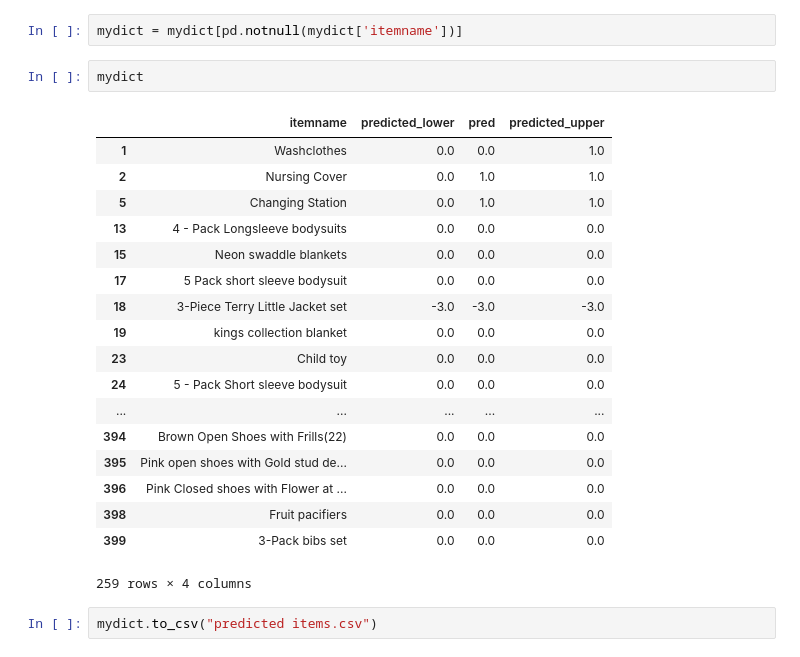
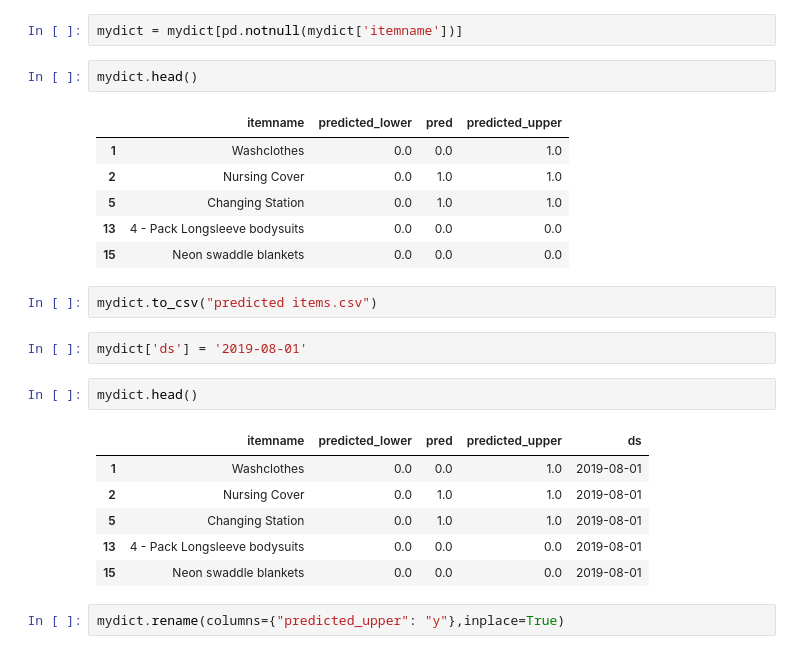
Before and after one commit to gichimux/prediction, a Jupyter notebook: predict.ipynb, the cells around one changed output. Cells and saved outputs as stored; diff of their text form.

```diff
--- a/predict.ipynb
+++ b/predict.ipynb
@@ -147,25 +147,26 @@ mydict.head()
 # %%
 mydict = mydict[pd.notnull(mydict['itemname'])]
 # %%
-mydict
+mydict.head()
 # %% [output]
 |  | itemname | predicted_lower | pred | predicted_upper |
 | 1 | Washclothes | 0.0 | 0.0 | 1.0 |
 | 2 | Nursing Cover | 0.0 | 1.0 | 1.0 |
 | 5 | Changing Station | 0.0 | 1.0 | 1.0 |
 | 13 | 4 - Pack Longsleeve bodysuits | 0.0 | 0.0 | 0.0 |
 | 15 | Neon swaddle blankets | 0.0 | 0.0 | 0.0 |
-| 17 | 5 Pack short sleeve bodysuit | 0.0 | 0.0 | 0.0 |
-| 18 | 3-Piece Terry Little Jacket set | -3.0 | -3.0 | -3.0 |
-| 19 | kings collection blanket | 0.0 | 0.0 | 0.0 |
-| 23 | Child toy | 0.0 | 0.0 | 0.0 |
-| 24 | 5 - Pack Short sleeve bodysuit | 0.0 | 0.0 | 0.0 |
-| ... | ... | ... | ... | ... |
-| 394 | Brown Open Shoes with Frills(22) | 0.0 | 0.0 | 0.0 |
-| 395 | Pink open shoes with Gold stud de... | 0.0 | 0.0 | 0.0 |
-| 396 | Pink Closed shoes with Flower at ... | 0.0 | 0.0 | 0.0 |
-| 398 | Fruit pacifiers | 0.0 | 0.0 | 0.0 |
-| 399 | 3-Pack bibs set | 0.0 | 0.0 | 0.0 |
-259 rows × 4 columns
 # %%
 mydict.to_csv("predicted items.csv")
+# %%
+mydict['ds'] = '2019-08-01'
+# %%
+mydict.head()
+# %% [output]
+|  | itemname | predicted_lower | pred | predicted_upper | ds |
+| 1 | Washclothes | 0.0 | 0.0 | 1.0 | 2019-08-01 |
+| 2 | Nursing Cover | 0.0 | 1.0 | 1.0 | 2019-08-01 |
+| 5 | Changing Station | 0.0 | 1.0 | 1.0 | 2019-08-01 |
+| 13 | 4 - Pack Longsleeve bodysuits | 0.0 | 0.0 | 0.0 | 2019-08-01 |
+| 15 | Neon swaddle blankets | 0.0 | 0.0 | 0.0 | 2019-08-01 |
+# %%
+mydict.rename(columns={"predicted_upper": "y"},inplace=True)
```
Also changed, not shown: parts of 11 cells of this notebook, 1 other file.
